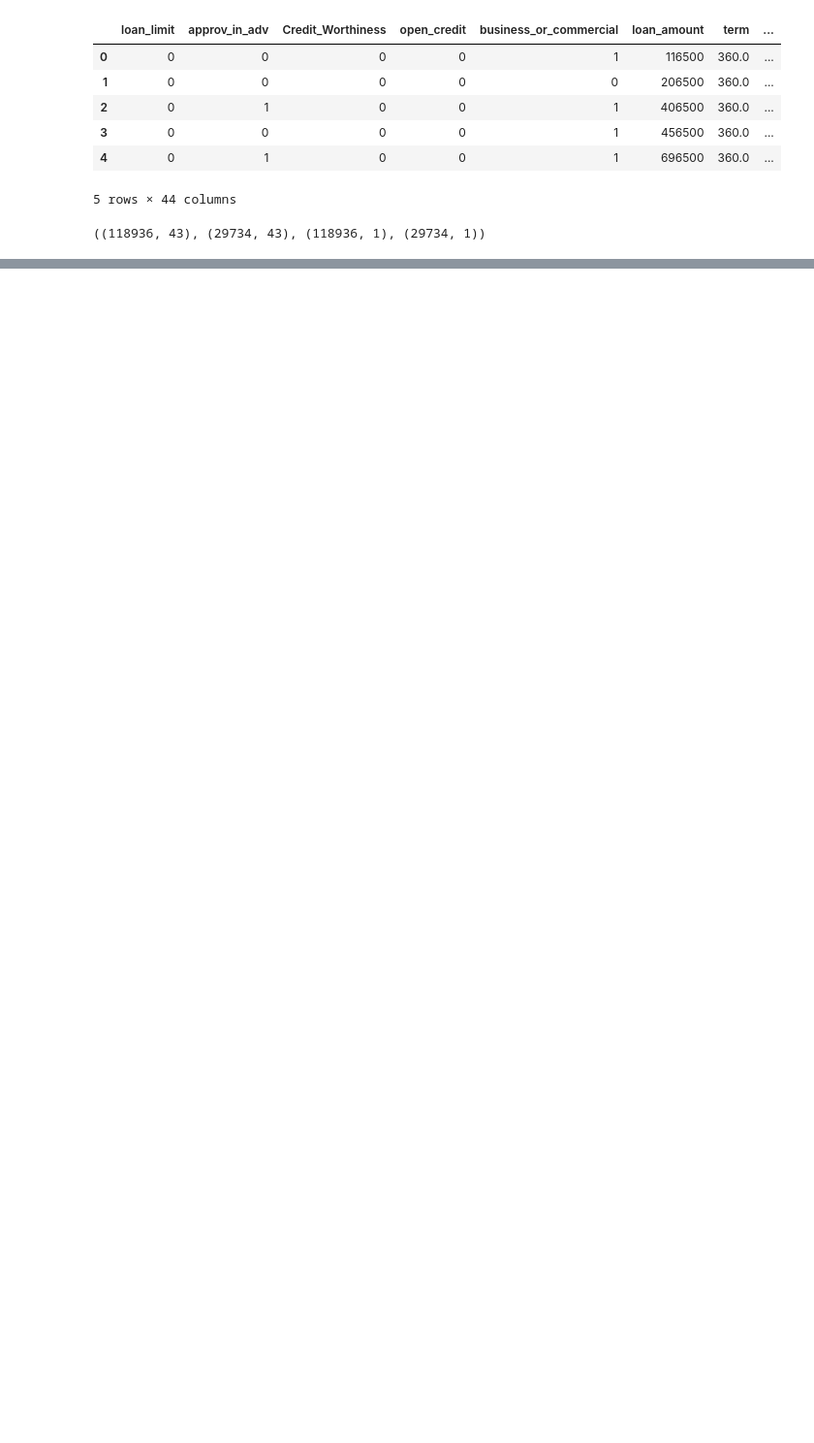
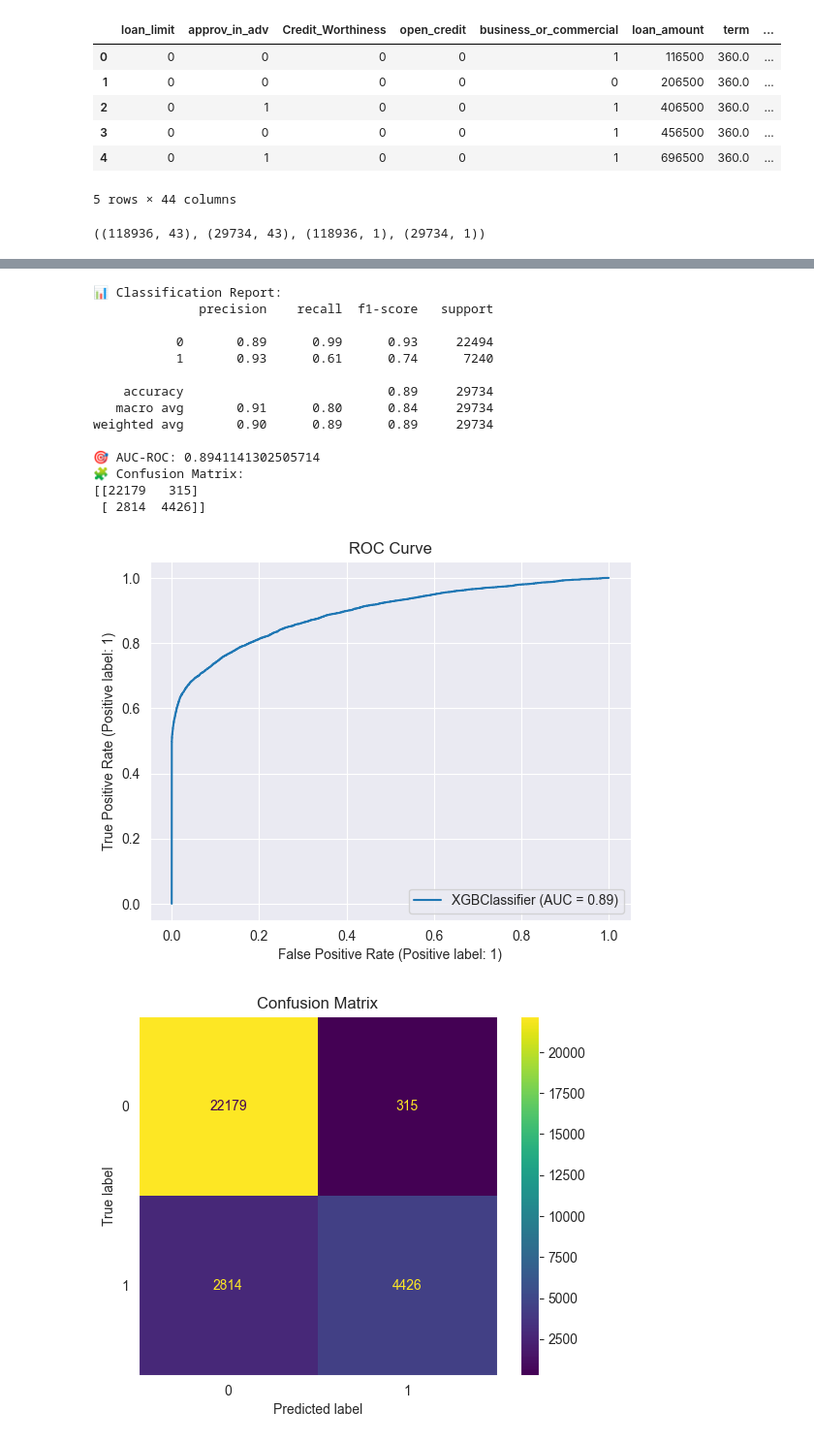
Before and after one commit to UlanqabBadGuy/MLTF, a Jupyter notebook: loan/model.ipynb, the cells around one changed output, grey strips where cells are left out. Shown: that part at 97% size. Drawn from its saved outputs; the diff is of its cells as text; code cells hidden in the pictures; blank space fills up the shorter version.

```diff
--- a/loan/model.ipynb
+++ b/loan/model.ipynb
@@ -417,0 +536,13 @@ Epoch 12/15 - Loss: 1127.2402
+# %%
+# 假设你已有 X_train, X_test, y_train, y_test
+
+# 初始化并训练
+xgb_model = XGBoostLoanModel()
+xgb_model.fit(X_train, y_train)
+
+# 评估模型
+xgb_model.evaluate(X_test, y_test)
+
+# 查看特征重要性
+xgb_model.feature_importance(X_train)
+# %% [output]
@@ -417,0 +552,16 @@ Epoch 12/15 - Loss: 1127.2402
+📊 Classification Report:
+              precision    recall  f1-score   support
+
+           0       0.89      0.99      0.93     22494
+           1       0.93      0.61      0.74      7240
+
+    accuracy                           0.89     29734
+   macro avg       0.91      0.80      0.84     29734
+weighted avg       0.90      0.89      0.89     29734
+
+🎯 AUC-ROC: 0.8941141302505714
+🧩 Confusion Matrix:
+[[22179   315]
+ [ 2814  4426]]
+[figure, added]
+[figure, added]
```
Also changed, not shown: parts of 15 cells of this notebook, 6 other files.
